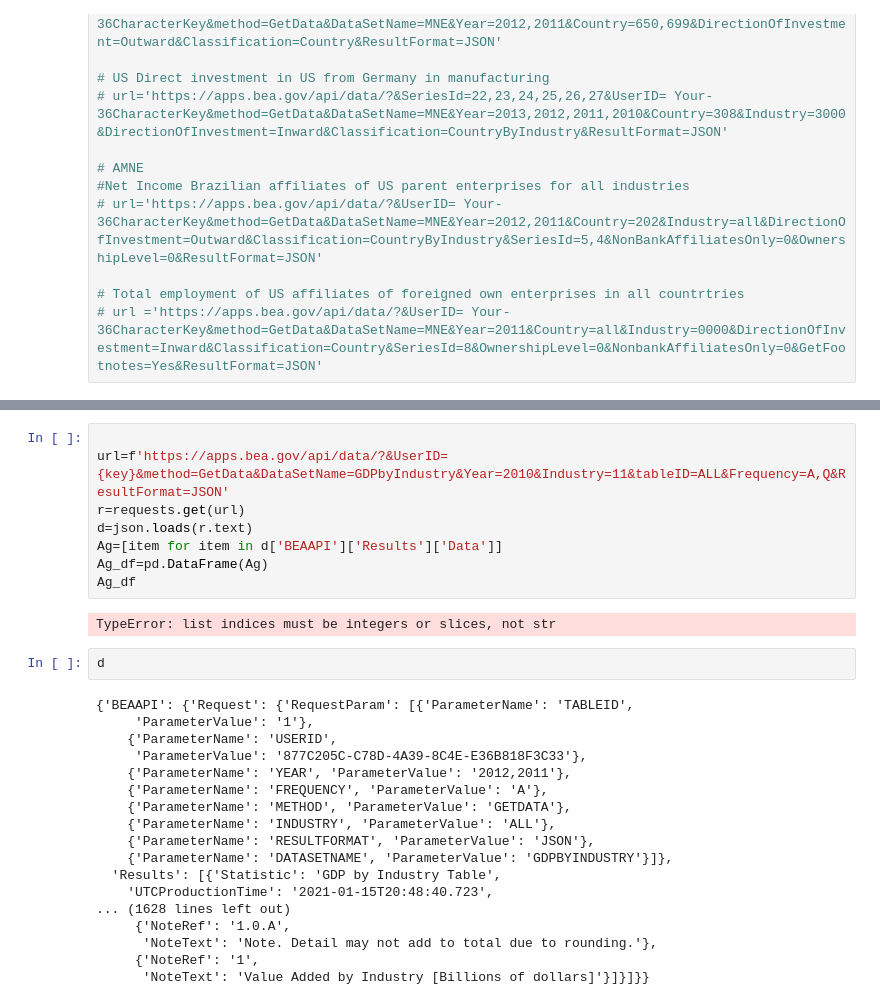
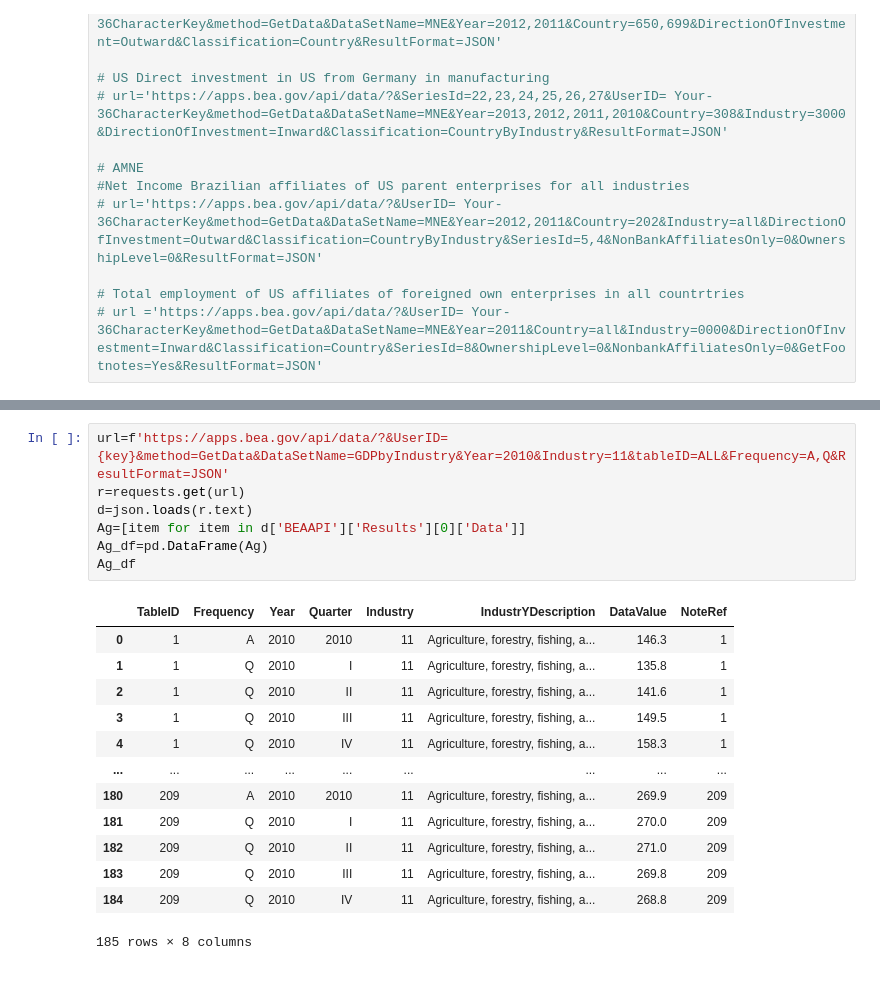
Before and after one commit to Jamals211/Realtors_Need_Closure, a Jupyter notebook: BEA.ipynb, the cells around one changed output, grey strips where cells are left out. Drawn from its saved outputs; the diff is of its cells as text.

```diff
--- a/BEA.ipynb
+++ b/BEA.ipynb
@@ -401,30 +329,21 @@ TypeError: list indices must be integers or slices, not str
 # %%
-
 url=f'https://apps.bea.gov/api/data/?&UserID={key}&method=GetData&DataSetName=GDPbyIndustry&Year=2010&Industry=11&tableID=ALL&Frequency=A,Q&ResultFormat=JSON'
 r=requests.get(url)
 d=json.loads(r.text)
-Ag=[item for item in d['BEAAPI']['Results']['Data']]
+Ag=[item for item in d['BEAAPI']['Results'][0]['Data']]
 Ag_df=pd.DataFrame(Ag)
 Ag_df
 # %% [output]
+|  | TableID | Frequency | Year | Quarter | Industry | IndustrYDescription | DataValue | NoteRef |
+| 0 | 1 | A | 2010 | 2010 | 11 | Agriculture, forestry, fishing, a... | 146.3 | 1 |
+| 1 | 1 | Q | 2010 | I | 11 | Agriculture, forestry, fishing, a... | 135.8 | 1 |
+| 2 | 1 | Q | 2010 | II | 11 | Agriculture, forestry, fishing, a... | 141.6 | 1 |
+| 3 | 1 | Q | 2010 | III | 11 | Agriculture, forestry, fishing, a... | 149.5 | 1 |
+| 4 | 1 | Q | 2010 | IV | 11 | Agriculture, forestry, fishing, a... | 158.3 | 1 |
+| ... | ... | ... | ... | ... | ... | ... | ... | ... |
+| 180 | 209 | A | 2010 | 2010 | 11 | Agriculture, forestry, fishing, a... | 269.9 | 209 |
+| 181 | 209 | Q | 2010 | I | 11 | Agriculture, forestry, fishing, a... | 270.0 | 209 |
+| 182 | 209 | Q | 2010 | II | 11 | Agriculture, forestry, fishing, a... | 271.0 | 209 |
+| 183 | 209 | Q | 2010 | III | 11 | Agriculture, forestry, fishing, a... | 269.8 | 209 |
+| 184 | 209 | Q | 2010 | IV | 11 | Agriculture, forestry, fishing, a... | 268.8 | 209 |
-TypeError: list indices must be integers or slices, not str
+185 rows × 8 columns
-# %%
-d
-# %% [output]
-{'BEAAPI': {'Request': {'RequestParam': [{'ParameterName': 'TABLEID',
-     'ParameterValue': '1'},
-    {'ParameterName': 'USERID',
-     'ParameterValue': '877C205C-C78D-4A39-8C4E-E36B818F3C33'},
-    {'ParameterName': 'YEAR', 'ParameterValue': '2012,2011'},
-    {'ParameterName': 'FREQUENCY', 'ParameterValue': 'A'},
-    {'ParameterName': 'METHOD', 'ParameterValue': 'GETDATA'},
-    {'ParameterName': 'INDUSTRY', 'ParameterValue': 'ALL'},
-    {'ParameterName': 'RESULTFORMAT', 'ParameterValue': 'JSON'},
-    {'ParameterName': 'DATASETNAME', 'ParameterValue': 'GDPBYINDUSTRY'}]},
-  'Results': [{'Statistic': 'GDP by Industry Table',
-    'UTCProductionTime': '2021-01-15T20:48:40.723',
-... (1628 lines left out)
-     {'NoteRef': '1.0.A',
-      'NoteText': 'Note. Detail may not add to total due to rounding.'},
-     {'NoteRef': '1',
-      'NoteText': 'Value Added by Industry [Billions of dollars]'}]}]}}
```
Also changed, not shown: parts of 23 cells of this notebook, 2 other files.
